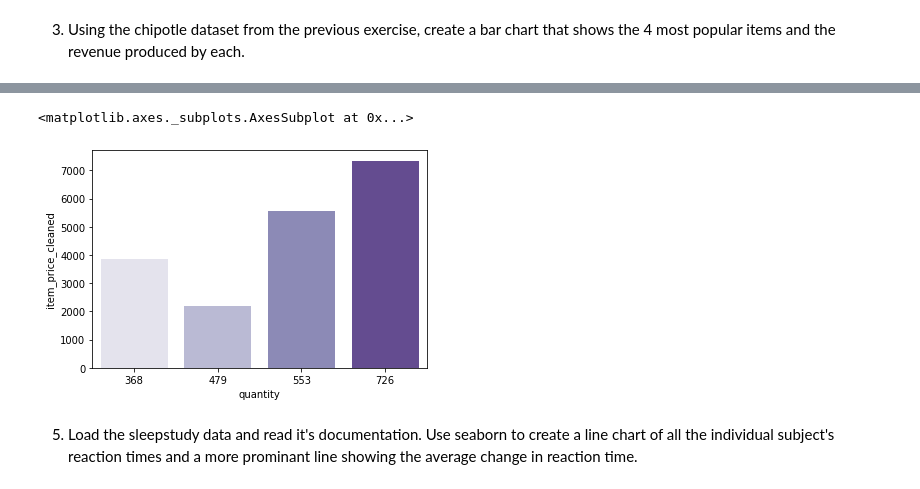
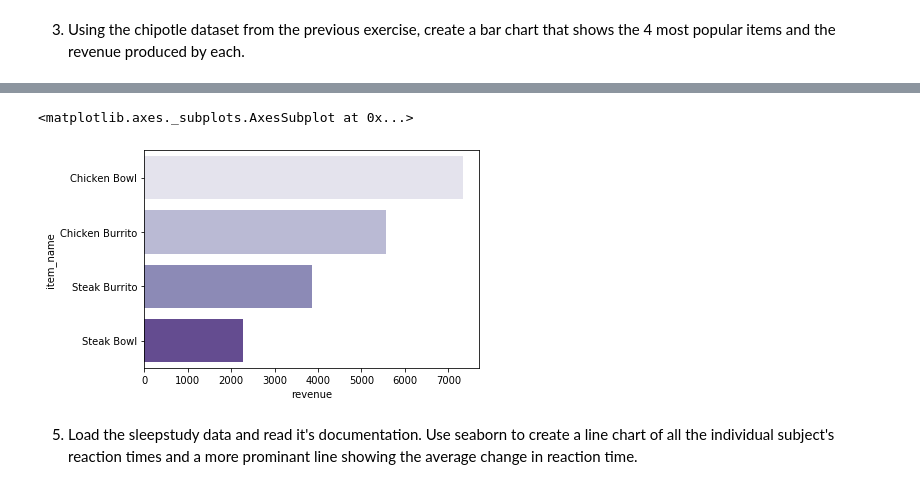
Before and after one commit to yvonneking1/python-exercises, a Jupyter notebook: 4.8.5_seaborn_exercises.ipynb, the cells around one changed output, grey strips where cells are left out. Saved outputs shown, nothing was run; the diff lists cells and outputs as text; code cells hidden in the pictures.

```diff
--- a/4.8.5_seaborn_exercises.ipynb
+++ b/4.8.5_seaborn_exercises.ipynb
@@ -192,0 +186,8 @@ top_4
+# %%
+chipotle_db.item_price = chipotle_db.item_price.str.replace('$', '').astype('float')
+# %%
+order_revenue = chipotle_db[["item_name", "item_price"]]
+# %%
+order_revenue = order_revenue.groupby("item_name").sum()
+
+order_revenue.rename(columns={'item_price': 'revenue'}, inplace=True)
@@ -193,8 +209,12 @@ top_4
+# %%
+top_4_items = order_revenue.revenue.sort_values(ascending=False).head(4)
+top_4_items
+top_4_items = pd.DataFrame(top_4_items).reset_index()
 # %%
-sns.barplot(data=top_4, y='item_price_cleaned', x='quantity', ci=None, palette=palette1)
+sns.barplot(data=top_4_items, y='item_name', x='revenue', palette=palette1)
 # %% [output]
 <matplotlib.axes._subplots.AxesSubplot at 0x...>
-[figure, old version]
+[figure, new version]
 # %% [markdown]
 5. Load the sleepstudy data and read it's documentation. Use seaborn to create a line chart of all the individual subject's reaction times and a more prominant line showing the average change in reaction time.
 # %%
```
Also changed, not shown: parts of 22 cells of this notebook.
